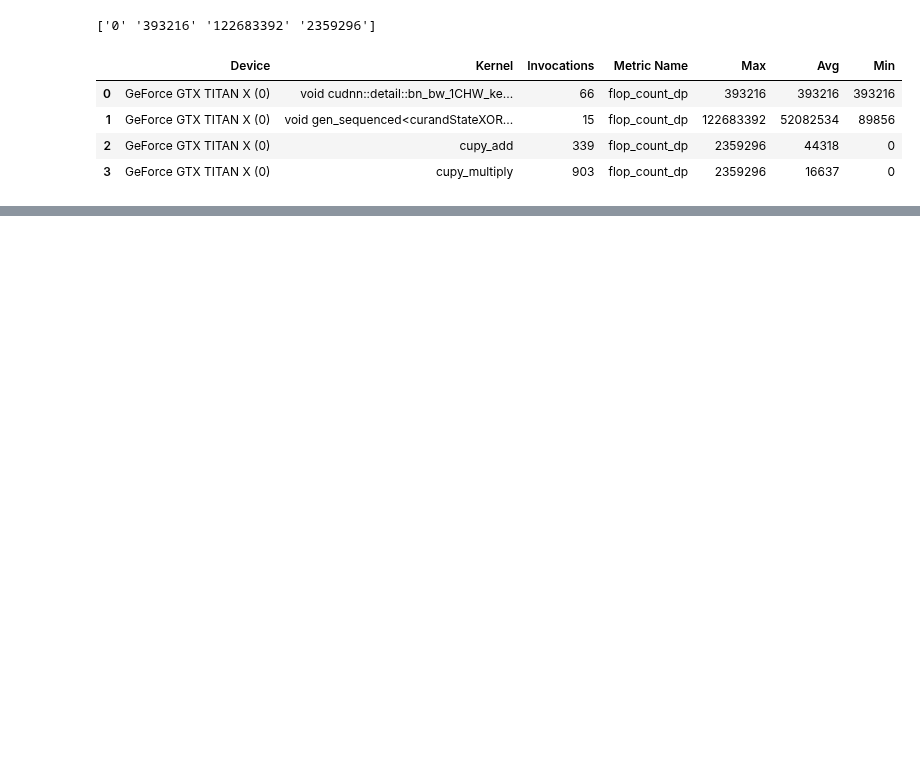
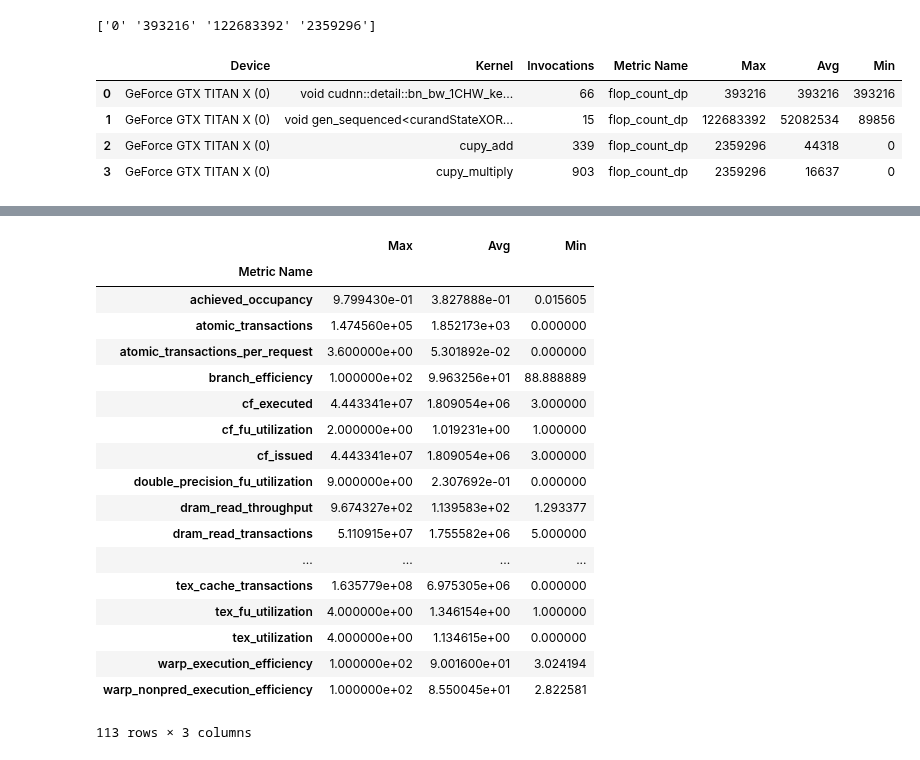
Before and after one commit to pyotr777/mlbenchmarks, a Jupyter notebook: Chainer/cifar_DLserv_nvprof_768_all_metrics.ipynb, the cells around one changed output, grey strips where cells are left out. Cells and saved outputs as stored; diff of their text form; code cells hidden in the pictures; blank space fills up the shorter version.

```diff
--- a/Chainer/cifar_DLserv_nvprof_768_all_metrics.ipynb
+++ b/Chainer/cifar_DLserv_nvprof_768_all_metrics.ipynb
@@ -12,7 +17,7 @@ import subprocess
 import os
 import seaborn as sns
 # %%
-log_file="cifar_DLserv_nvprof_768_all_metrics.csv"
+log_file="logs/cifar_DLserv_nvprof_768_all_metrics.csv"
 # %%
 DF = pd.read_csv(log_file,skiprows=5)
 # %%
@@ -41,0 +84,22 @@ dp_count[["Device","Kernel","Invocations","Metric Name","Max","Avg","Min"]]
+# %%
+DF.groupby(["Metric Name"]).agg({"Min":np.min, "Max":np.max, "Avg":np.mean})
+# %% [output]
+|  | Max | Avg | Min |
+| Metric Name |  |  |  |
+| achieved_occupancy | 9.799430e-01 | 3.827888e-01 | 0.015605 |
+| atomic_transactions | 1.474560e+05 | 1.852173e+03 | 0.000000 |
+| atomic_transactions_per_request | 3.600000e+00 | 5.301892e-02 | 0.000000 |
+| branch_efficiency | 1.000000e+02 | 9.963256e+01 | 88.888889 |
+| cf_executed | 4.443341e+07 | 1.809054e+06 | 3.000000 |
+| cf_fu_utilization | 2.000000e+00 | 1.019231e+00 | 1.000000 |
+| cf_issued | 4.443341e+07 | 1.809054e+06 | 3.000000 |
+| double_precision_fu_utilization | 9.000000e+00 | 2.307692e-01 | 0.000000 |
+| dram_read_throughput | 9.674327e+02 | 1.139583e+02 | 1.293377 |
+| dram_read_transactions | 5.110915e+07 | 1.755582e+06 | 5.000000 |
+| ... | ... | ... | ... |
+| tex_cache_transactions | 1.635779e+08 | 6.975305e+06 | 0.000000 |
+| tex_fu_utilization | 4.000000e+00 | 1.346154e+00 | 1.000000 |
+| tex_utilization | 4.000000e+00 | 1.134615e+00 | 0.000000 |
+| warp_execution_efficiency | 1.000000e+02 | 9.001600e+01 | 3.024194 |
+| warp_nonpred_execution_efficiency | 1.000000e+02 | 8.550045e+01 | 2.822581 |
+113 rows × 3 columns
```
Also changed, not shown: parts of 8 cells of this notebook, 2 other files.
